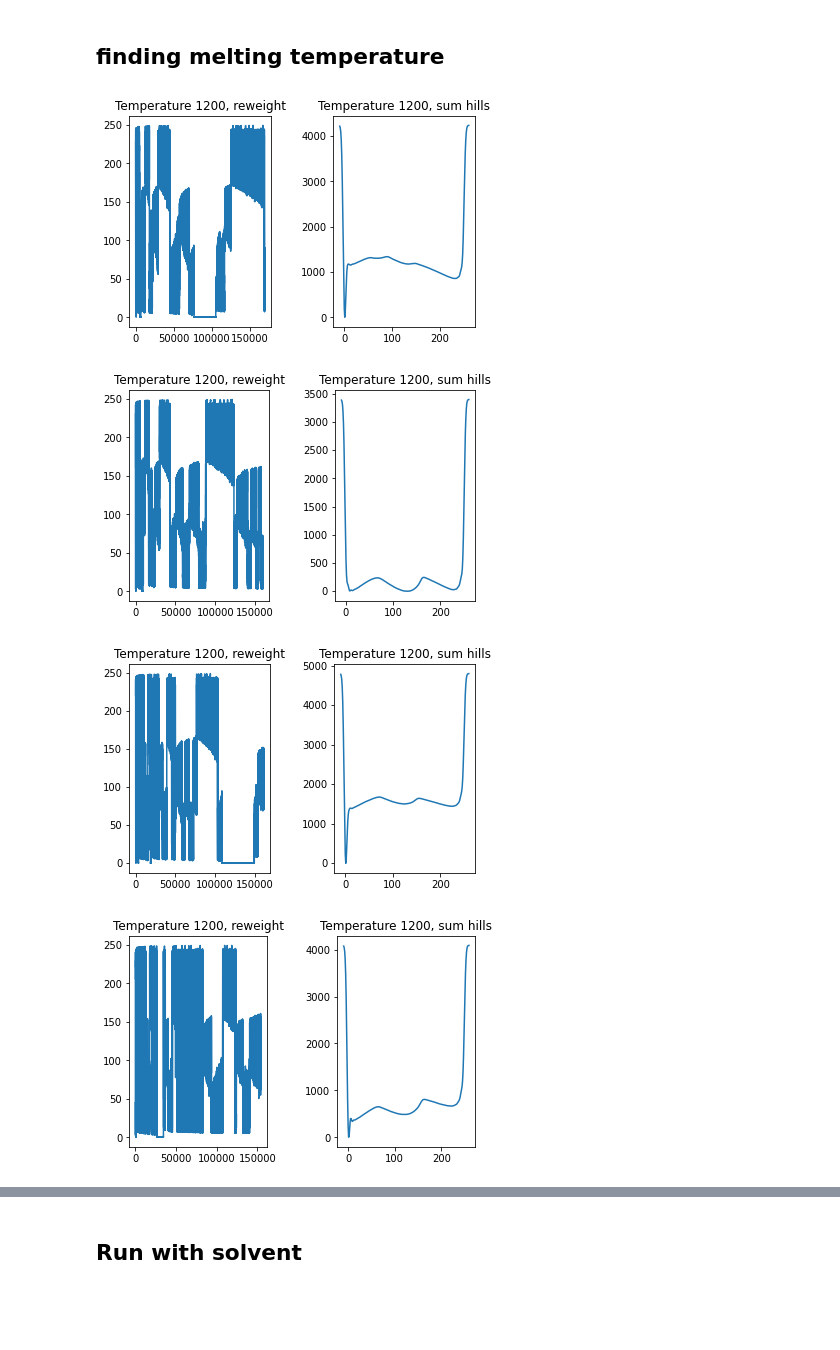
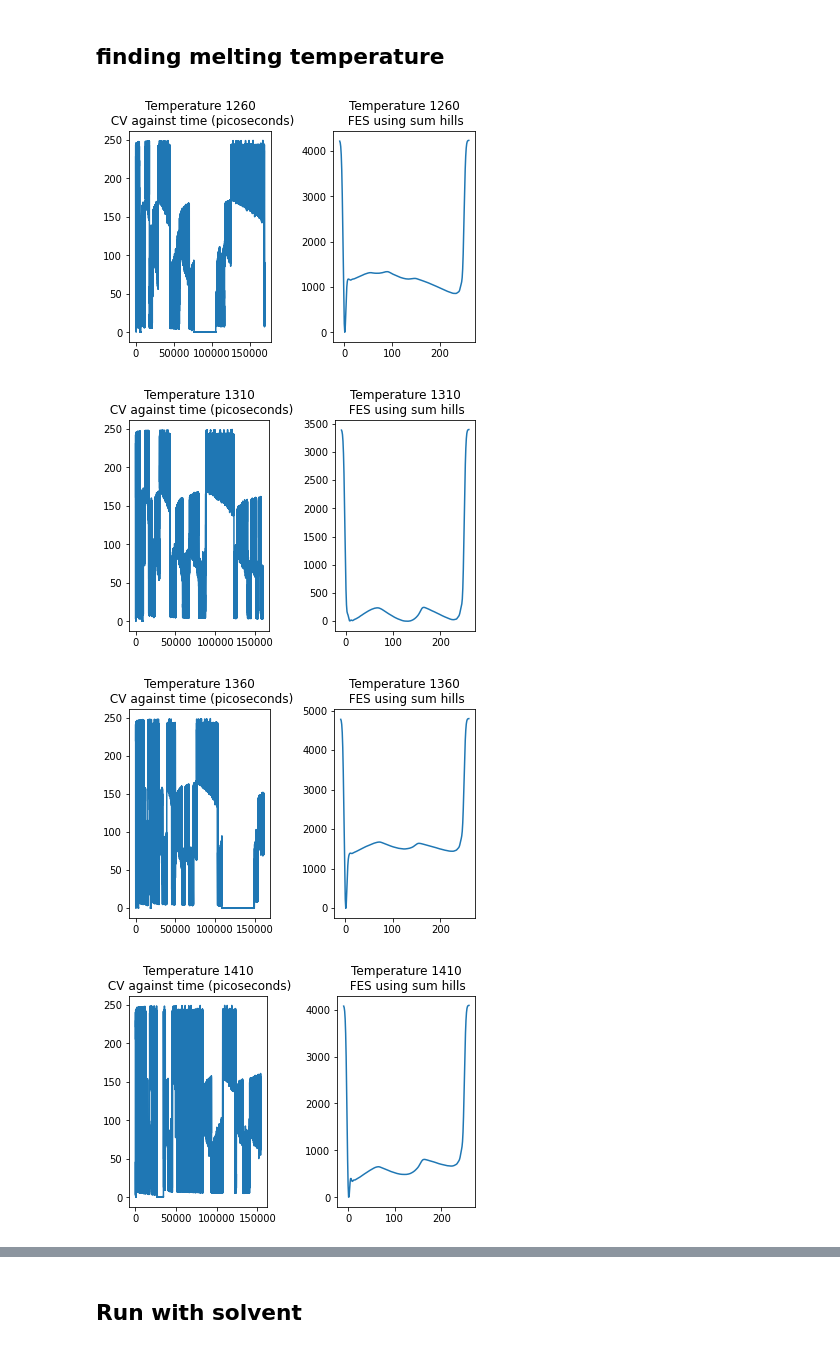
Before and after one commit to OfirBlumer/CuNanoParticles, a Jupyter notebook: lammpsSimulations/analysis.ipynb, the cells around one changed output, grey strips where cells are left out. Drawn from its saved outputs; the diff is of its cells as text; code cells hidden in the pictures; blank space fills up the shorter version.

```diff
--- a/lammpsSimulations/analysis.ipynb
+++ b/lammpsSimulations/analysis.ipynb
@@ -3,18 +3,18 @@
 # %%
 import pandas
 import matplotlib.pyplot as plt
 
 for temp in [1260,1310,1360,1410,1460]:
     fig,axs = plt.subplots(1,2)
     data = pandas.read_csv(f"FindMTlikeSiliconExample/COLVAR{temp}", delimiter=r"\s+",skiprows=1,names=["time","mean","morethan",1,2],index_col=False).astype(float)
     axs[0].plot(data["time"],data["morethan"])
     data = pandas.read_csv(f"FindMTlikeSiliconExample/fes_{temp}.dat", delimiter=r"\s+", skiprows=6, names=["morethan", "freeEnergy", "der"]).astype(float)
     axs[1].plot(data["morethan"],data["freeEnergy"])
     fig.tight_layout(pad=3.0)
-    axs[0].set_title(f"Temperature {temp}, reweight")
-    axs[1].set_title(f"Temperature {temName}, sum hills")
+    axs[0].set_title(f"Temperature {temp}\n CV against time (picoseconds)")
+    axs[1].set_title(f"Temperature {temp}\n FES using sum hills")
 # %% [output]
-[figure, old version]
+[figure, new version]
-[figure, old version]
+[figure, new version]
-[figure, old version]
+[figure, new version]
-[figure, old version]
+[figure, new version]
```
Also changed, not shown: parts of 1 cell of this notebook.
